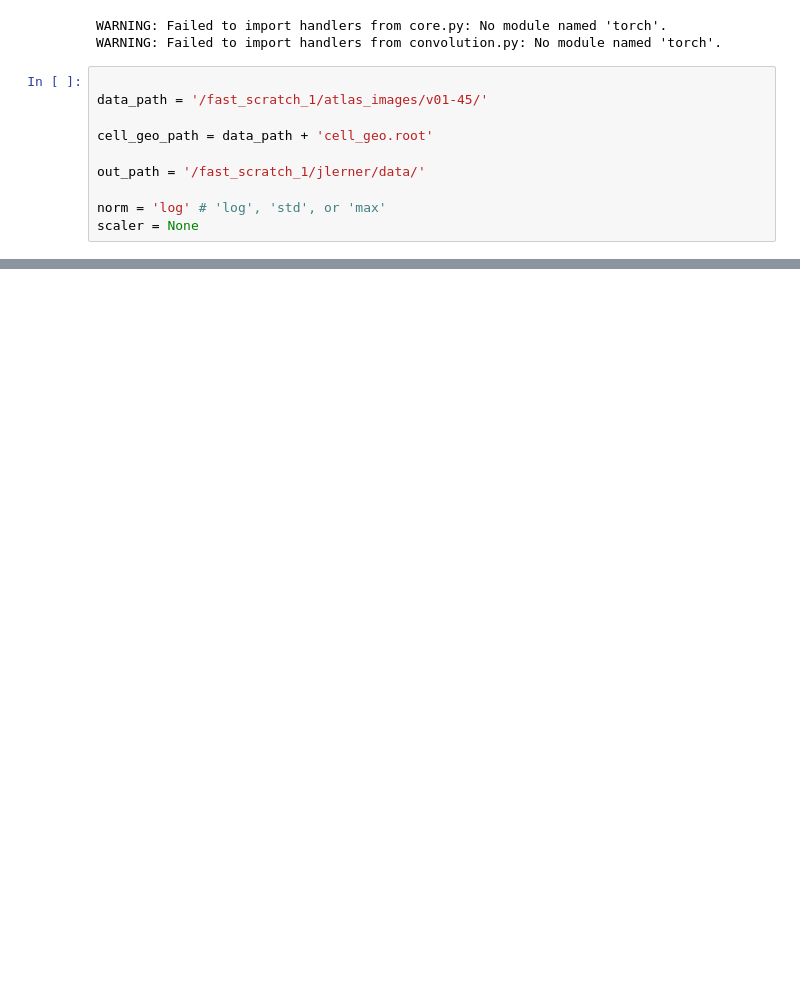
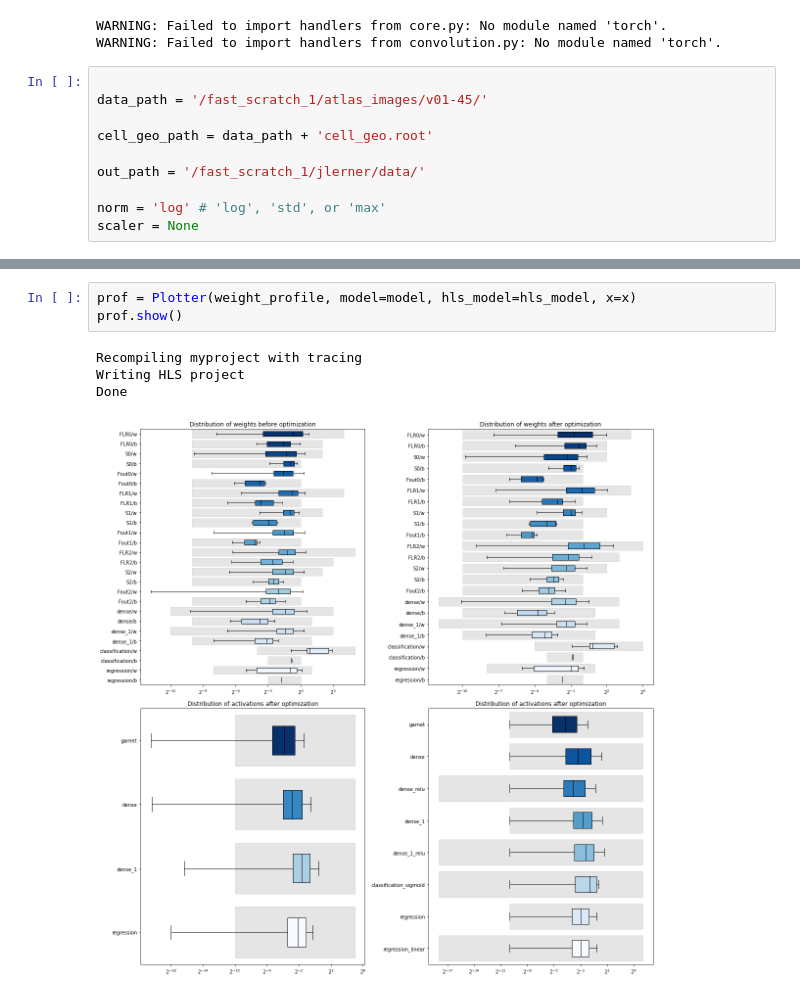
Before and after one commit to joshlerner/triumf-ml, a Jupyter notebook: PionReconstruction/ConvertHLS.ipynb, the cells around one changed output, grey strips where cells are left out. Saved outputs shown, nothing was run; the diff lists cells and outputs as text; blank space fills up the shorter version.

```diff
--- a/PionReconstruction/ConvertHLS.ipynb
+++ b/PionReconstruction/ConvertHLS.ipynb
@@ -137,0 +182,8 @@ reg.show()
+# %%
+prof = Plotter(weight_profile, model=model, hls_model=hls_model, x=x)
+prof.show()
+# %% [output]
+Recompiling myproject with tracing
+Writing HLS project
+Done
+[figure, added]
```
Also changed, not shown: parts of 15 cells of this notebook, 4 other files.
